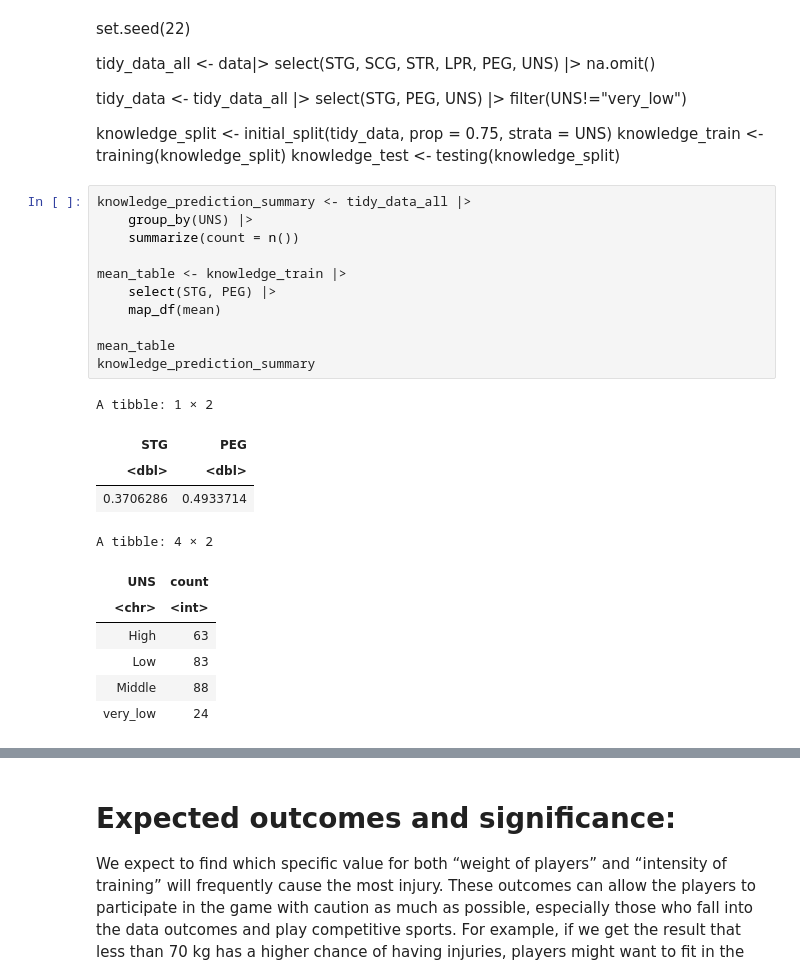
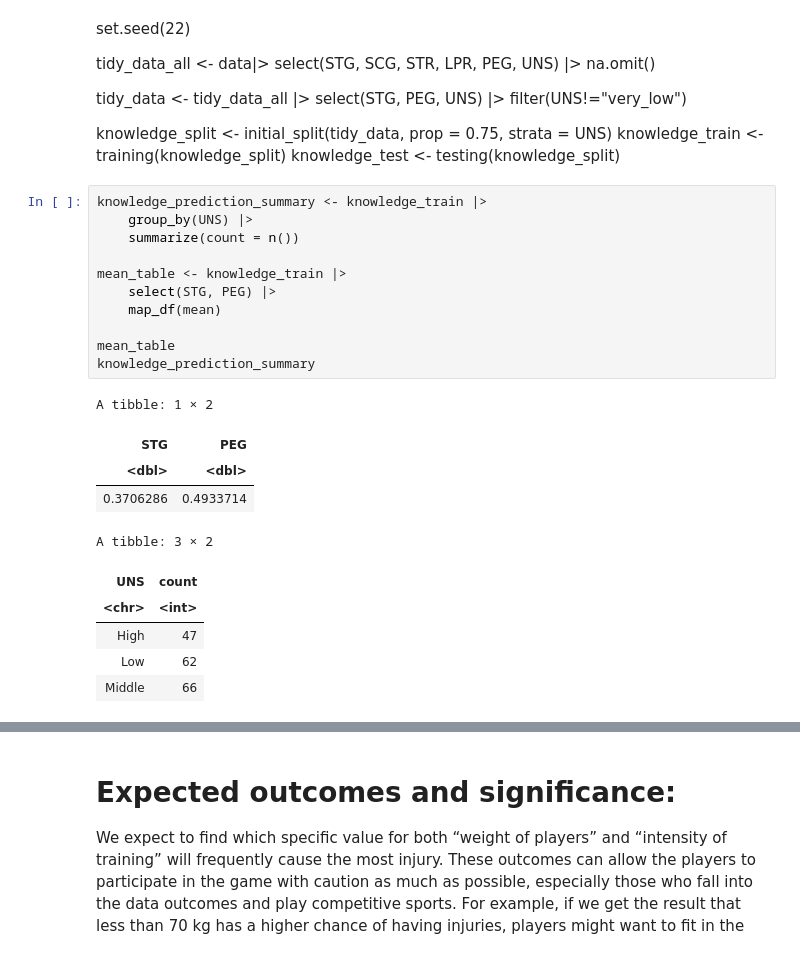
Before and after one commit to nkim0/Group-Project, a Jupyter notebook: Group Project Proposal.ipynb, the cells around one changed output, grey strips where cells are left out. Saved outputs shown, nothing was run; the diff lists cells and outputs as text.

```diff
--- a/Group Project Proposal.ipynb
+++ b/Group Project Proposal.ipynb
@@ -31,26 +31,25 @@ knowledge_split <- initial_split(tidy_data, prop = 0.75, strata = UNS)
 knowledge_train <- training(knowledge_split)
 knowledge_test <- testing(knowledge_split)
 # %%
-knowledge_prediction_summary <- tidy_data_all |>
+knowledge_prediction_summary <- knowledge_train |>
     group_by(UNS) |>
     summarize(count = n())
 
 mean_table <- knowledge_train |>
     select(STG, PEG) |>
     map_df(mean)
 
 mean_table
 knowledge_prediction_summary
 # %% [output]
 A tibble: 1 × 2
 | STG | PEG |
 | <dbl> | <dbl> |
 | 0.3706286 | 0.4933714 |
-A tibble: 4 × 2
+A tibble: 3 × 2
 | UNS | count |
 | <chr> | <int> |
-| High | 63 |
-| Low | 83 |
-| Middle | 88 |
-| very_low | 24 |
+| High | 47 |
+| Low | 62 |
+| Middle | 66 |
 # %% [markdown]
```
Also changed, not shown: parts of 6 cells of this notebook.
